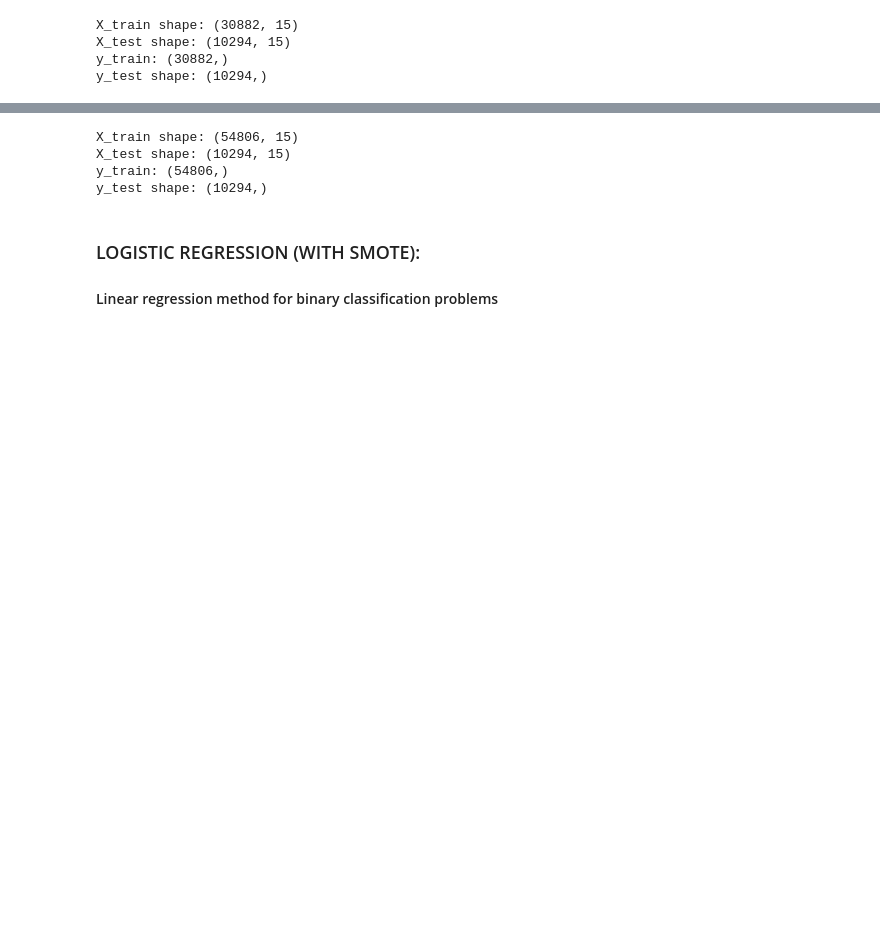
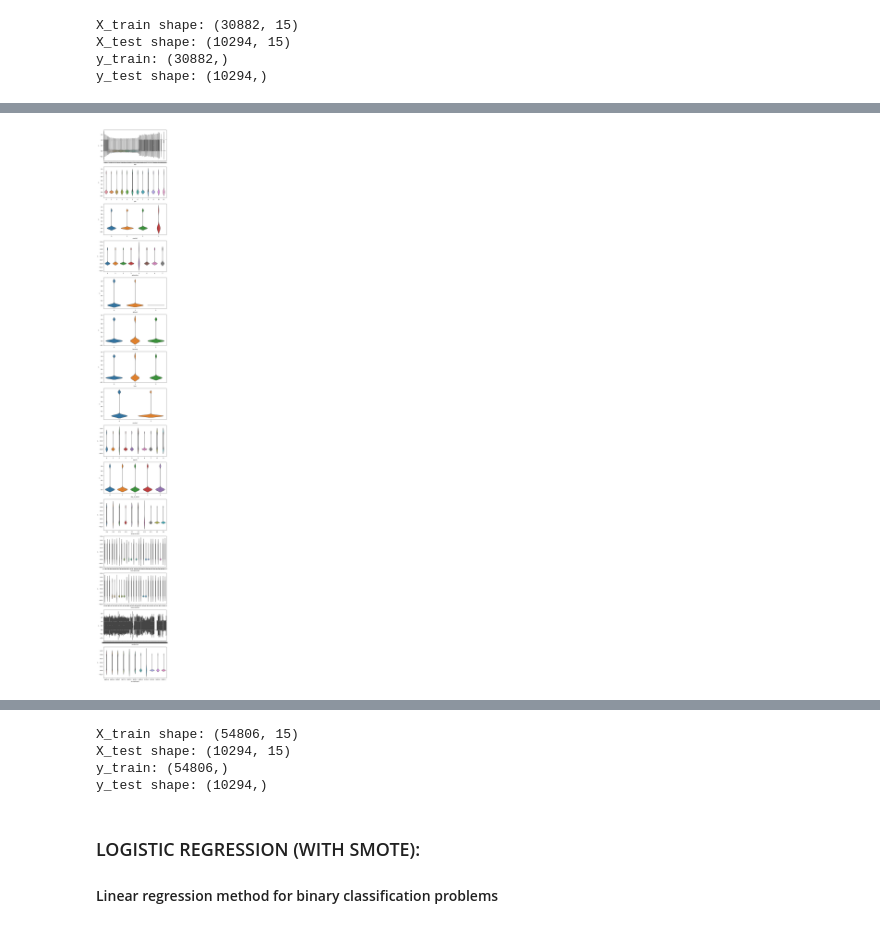
Before and after one commit to carmenmarcos00/ml_anonymization, a Jupyter notebook: ml_models/bank_models/processing and display of unbalanced datasets.ipynb, the cells around one changed output, grey strips where cells are left out. Saved outputs shown, nothing was run; the diff lists cells and outputs as text; code cells hidden in the pictures; blank space fills up the shorter version.

```diff
--- a/ml_models/bank_models/processing and display of unbalanced datasets.ipynb
+++ b/ml_models/bank_models/processing and display of unbalanced datasets.ipynb
@@ -88,0 +130,11 @@ X_train, y_train = smote.fit_resample(X_train, y_train)
+# %%
+df["job"] = df["job"].astype("category").cat.codes
+df["marital"] = df["marital"].astype("category").cat.codes
+df["education"] = df["education"].astype("category").cat.codes
+df["default"] = df["default"].astype("category").cat.codes
+df["housing"] = df["housing"].astype("category").cat.codes
+df["loan"] = df["loan"].astype("category").cat.codes
+df["contact"] = df["contact"].astype("category").cat.codes
+df["month"] = df["month"].astype("category").cat.codes
+df["day_of_week"] = df["day_of_week"].astype("category").cat.codes
+df["y"] = df["y"].astype("category").cat.codes
@@ -88,0 +157,24 @@ X_train, y_train = smote.fit_resample(X_train, y_train)
+# %%
+import seaborn as sns
+import matplotlib.pyplot as plt
+
+# Selecting all columns except the target ('y')
+features_to_plot = ['age', 'job', 'marital', 'education', 'default', 'housing', 'loan',
+                    'contact', 'month', 'day_of_week', 'emp.var.rate', 'cons.price.idx',
+                    'cons.conf.idx', 'euribor3m', 'nr.employed']
+
+# Calculate the appropriate figure size based on the number of features
+fig_height = len(features_to_plot) * 4
+fig, axes = plt.subplots(nrows=len(features_to_plot), figsize=(8, fig_height))
+# Iterate over each feature and generate the violinplot
+for i, feature in enumerate(features_to_plot):
+    ax = axes[i] if len(features_to_plot) > 1 else axes
+    sns.violinplot(data=df, x=feature, y='y', ax=ax)
+    ax.set_xlabel(feature)
+    ax.set_ylabel('y')
+
+# Adjust the spacing between subplots and show the figure
+plt.tight_layout()
+plt.show()
+# %% [output]
+[figure, added]
```
Also changed, not shown: parts of 15 cells of this notebook, 1 other file.
